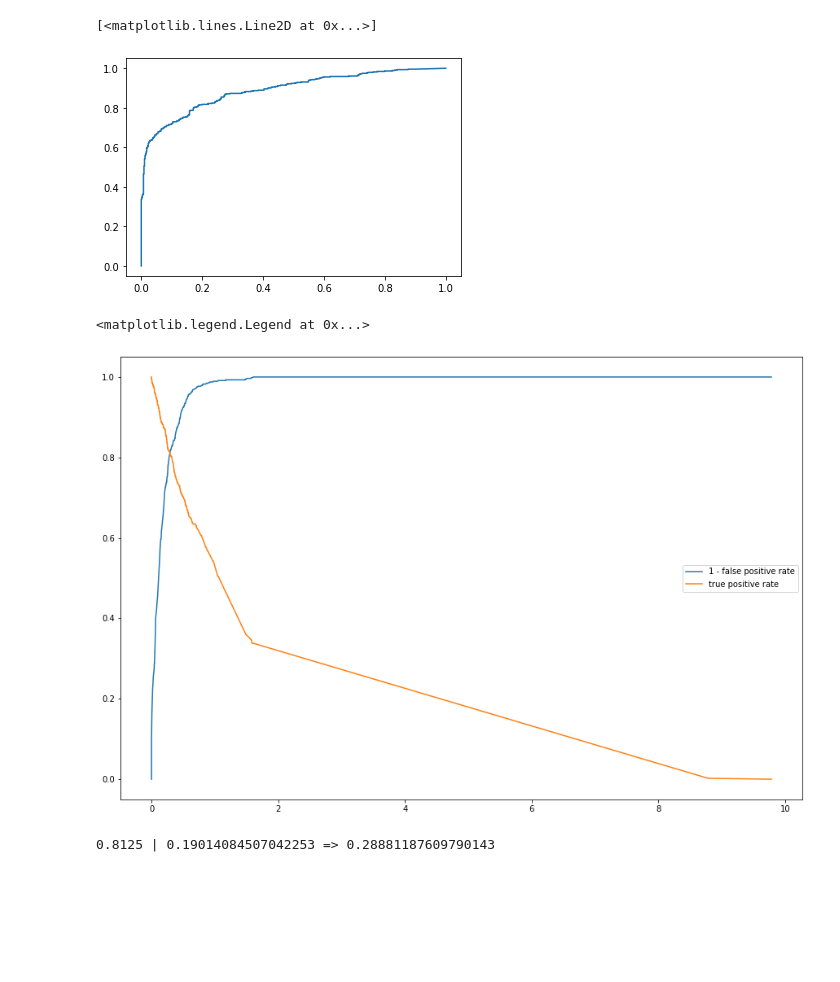
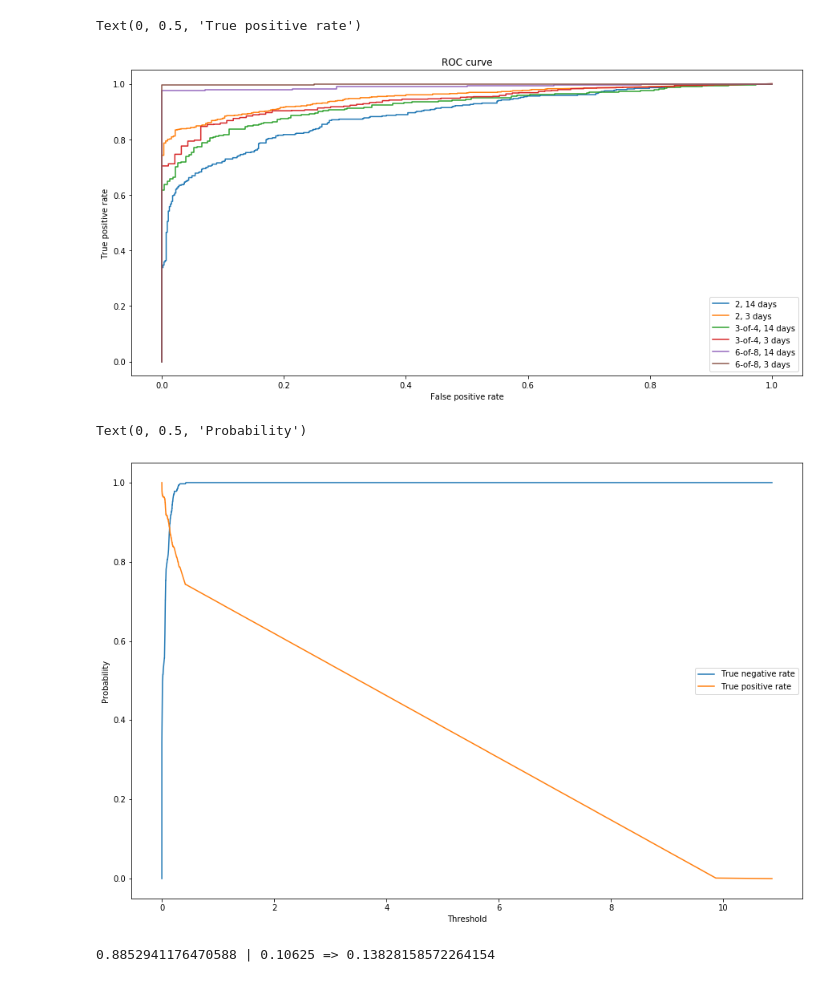
Before and after one commit to VincentHenric/IASD_privacy, a Jupyter notebook: result_analysis.ipynb, the cells around one changed output. Saved outputs shown, nothing was run; the diff lists cells and outputs as text; code cells hidden in the pictures; blank space fills up the shorter version.

```diff
--- a/result_analysis.ipynb
+++ b/result_analysis.ipynb
@@ -74,20 +10,27 @@ def parse_aux_dataframe(s):
 # %%
 import os
-filenames = sorted(os.listdir('experiment'))
+filenames = sorted(os.listdir('experiments'))
 
-experiment_map = {'2-2-3.pkl':[2,2,3],
-                  '3-4-3.pkl':[3,4,3],
-                  '6-8-3.pkl':[6,8,3],
+def exp_name(exp):
+    if exp[0] == exp[1]:
+        return "{}, {} days".format(exp[0],exp[2])
+    else:
+        return "{}-of-{}, {} days".format(exp[0],exp[1],exp[2])
+
+experiment_map = {'2-2-3.pkl': [2,2,3],
+                  '3-4-3.pkl': [3,4,3],
+                  '6-8-3.pkl': [6,8,3],
                   '2-2-14.pkl':[2,2,14],
                   '3-4-14.pkl':[3,4,14],
                   '6-8-14.pkl':[6,8,14]}
+
 
 experiments = {}
 
 for filename in filenames:
 #     df = parse_results(filename, with_header=True)
     try:
-        f = open('experiment/'+filename, "rb")
+        f = open('experiments/'+filename, "rb")
         results = pickle.load(f)
         f.close
         print('nb experiments for {}: {}'.format(filename, len(results)))
@@ -105,9 +49,9 @@ nb experiments for 6-8-3.pkl: 1000
 # %%
 statistics = {'nb_movies':[], 'days':[], 'proba':[]}
 for filename, results in experiments.items():
-    print('experiment {}'.format(experiment_map[filename]))
+    print('experiment {}'.format(exp_name(experiment_map[filename])))
     print(sum([r['id'] == r['matchedId'] for r in results])/len(results))
-    succ_thresh = sum([(r['id'] == r['matchedId'])&(r['eccentricity']>=1.5) for r in results])/len(results)
+    succ_thresh = sum([(r['id'] == r['matchedId'])&(r['eccentricity']>=0.13) for r in results])/len(results)
     print(succ_thresh)
     l = experiment_map[filename]
     statistics['nb_movies'].append('{}-{}'.format(l[0],l[1]))
@@ -146,28 +88,42 @@ plt.plot([r['eccentricity'] for r in results])
 # %%
 from sklearn.metrics import roc_curve
 
-results = experiments['2-2-14.pkl']
+plt.figure(figsize=(15,7))
 
-y_true = [(r['id'] == r['matchedId']) for r in results]
-y_score = [r['eccentricity'] for r in results]
-fpr, tpr, thresholds = roc_curve(y_true, y_score)
+for exp, results in experiments.items():
+    y_true = [(r['id'] == r['matchedId']) for r in results]
+    y_score = [r['eccentricity'] for r in results]
+    fpr, tpr, thresholds = roc_curve(y_true, y_score)
 
-plt.plot(fpr, tpr)
+    plt.plot(fpr, tpr, label=exp_name(experiment_map[exp]))
+plt.legend()
+plt.xlabel('False positive rate')
+plt.ylabel('True positive rate')
 # %% [output]
-[<matplotlib.lines.Line2D at 0x...>]
+Text(0, 0.5, 'True positive rate')
-[figure, old version]
+[figure, new version]
 # %%
 plt.figure(figsize=(15,10))
-plt.plot(thresholds, 1 - fpr, label="1 - false positive rate")
-plt.plot(thresholds, tpr, label="true positive rate")
+
+results = experiments['2-2-3.pkl']
+
+y_true = [(r['id'] == r['matchedId']) for r in results]
+y_score = [r['eccentricity'] for r in results]
+fpr, tpr, thresholds = roc_curve(y_true, y_score)
+
+plt.plot(thresholds, 1 - fpr, label="True negative rate")
+plt.plot(thresholds, tpr, label="True positive rate")
 plt.legend()
+plt.xlabel("Threshold")
+plt.ylabel("Probability")
 # %% [output]
-<matplotlib.legend.Legend at 0x...>
+Text(0, 0.5, 'Probability')
-[figure, old version]
+[figure, new version]
 # %%
-for tpr_, fpr_, thresh in zip(tpr, fpr, thresholds):
-    if tpr_ > 1-fpr_:
+# thresholds are in reverse order
+for tpr_, fpr_, thresh in reversed(list(zip(tpr, fpr, thresholds))):
+    if 1-fpr_ > tpr_:
         print("{} | {} => {}".format(tpr_, fpr_, thresh))
         break
 # %% [output]
-0.8125 | 0.19014084507042253 => 0.28881187609790143
+0.8852941176470588 | 0.10625 => 0.13828158572264154
```
Also changed, not shown: parts of 6 cells of this notebook, 29 other files.
